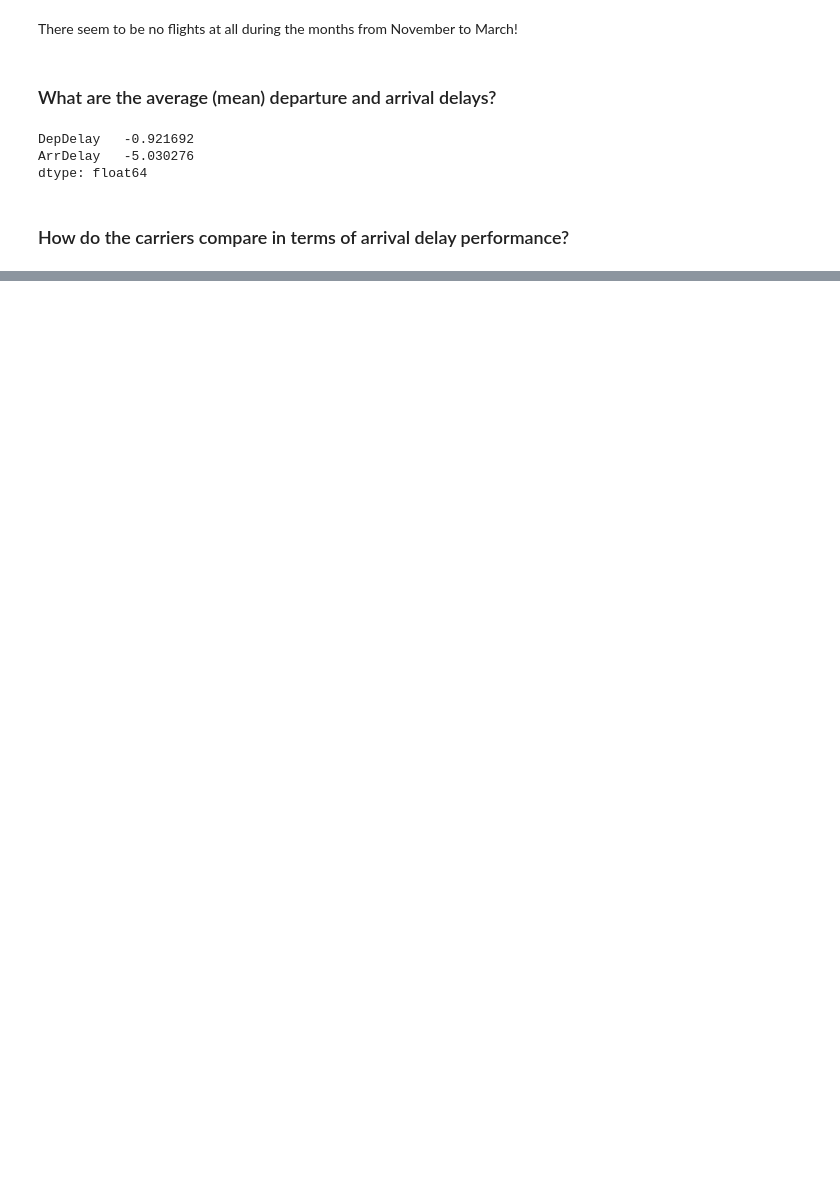
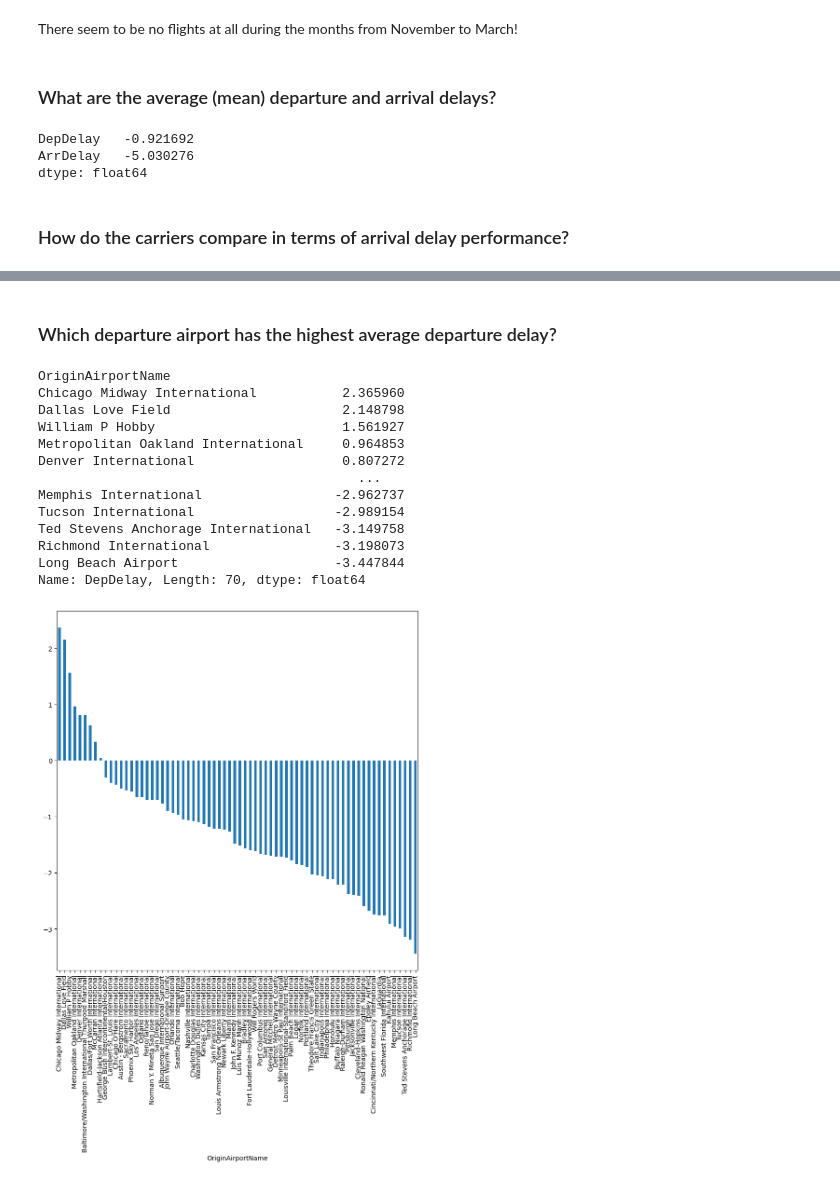
Before and after one commit to TimTen10/training_examples, a Jupyter notebook: flights.ipynb, the cells around one changed output, grey strips where cells are left out. Drawn from its saved outputs; the diff is of its cells as text; code cells hidden in the pictures; blank space fills up the shorter version.

```diff
--- a/flights.ipynb
+++ b/flights.ipynb
@@ -238,0 +289,26 @@ dtype: float64
+# %% [markdown]
+### Which departure airport has the highest average departure delay?
+# %%
+df_flights.groupby('OriginAirportName').DepDelay.mean().sort_values(ascending=False).plot(kind="bar", figsize=(10, 10))
+df_flights.groupby(df_flights.OriginAirportName)['DepDelay'].mean().sort_values(ascending=False)
+
+# A clearer alternative:
+# df_by_airport = df_flights.groupby(df_flights.OriginAirportName)
+# mean_delay_by_airport = pd.DataFrame(df_by_airport['DepDelay'].mean()).sort_values('DepDelay', ascending=False)
+# mean_delay_by_airport.plot(kind="bar", figsize=(10, 10))
+# mean_delay_by_airport
+# %% [output]
+OriginAirportName
+Chicago Midway International           2.365960
+Dallas Love Field                      2.148798
+William P Hobby                        1.561927
+Metropolitan Oakland International     0.964853
+Denver International                   0.807272
+                                         ...
+Memphis International                 -2.962737
+Tucson International                  -2.989154
+Ted Stevens Anchorage International   -3.149758
+Richmond International                -3.198073
+Long Beach Airport                    -3.447844
+Name: DepDelay, Length: 70, dtype: float64
+[figure, added]
```
Also changed, not shown: parts of 12 cells of this notebook.
